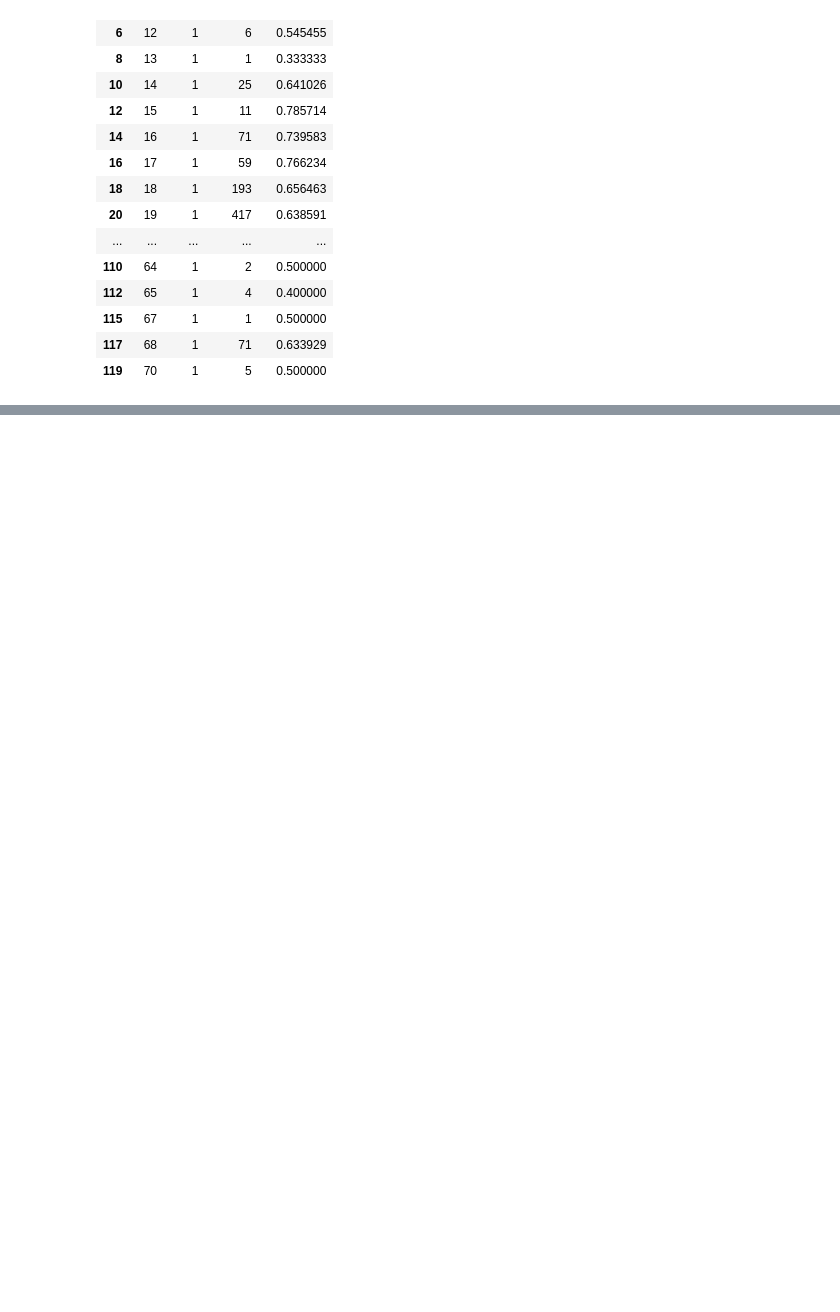
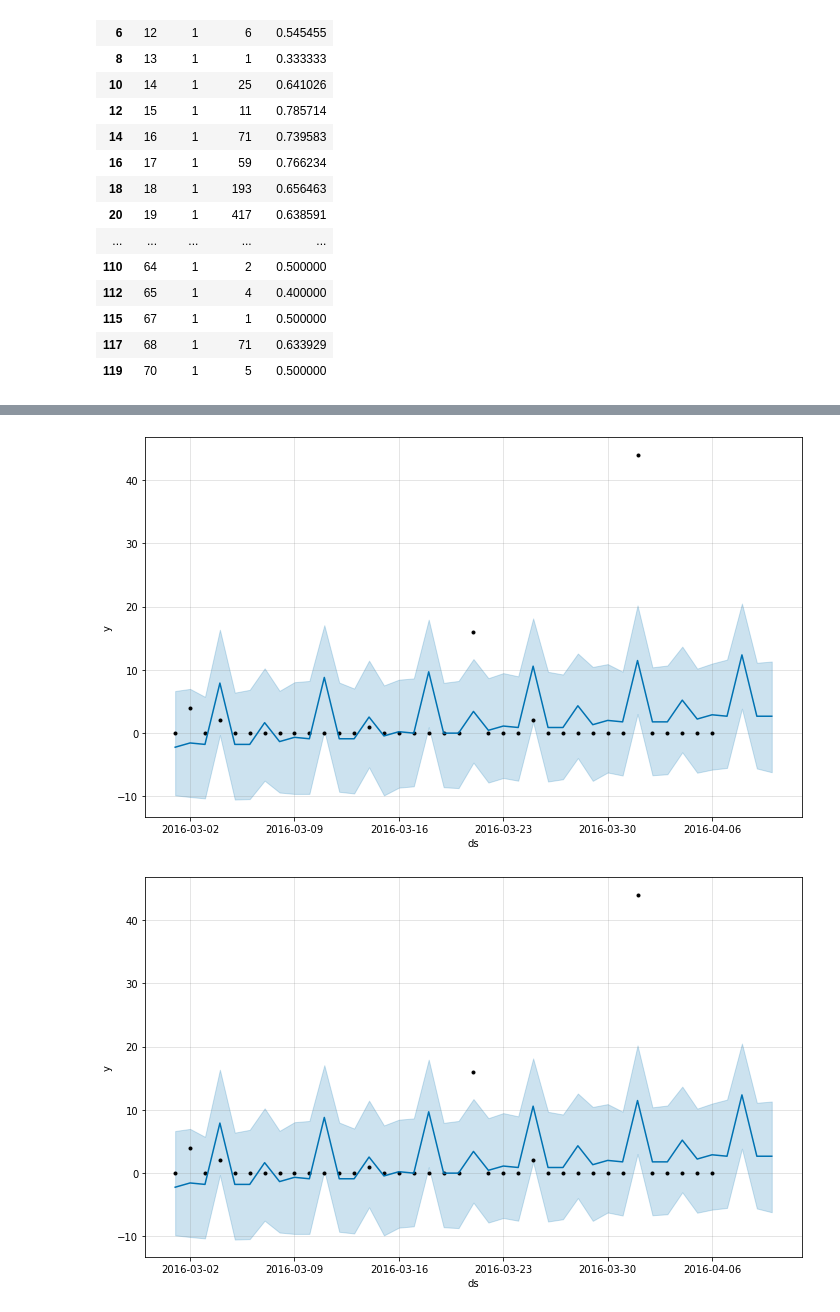
Before and after one commit to matteorusso/AIED, a Jupyter notebook: XuetangX - Data Exploration.ipynb, the cells around one changed output, grey strips where cells are left out. Drawn from its saved outputs; the diff is of its cells as text; code cells hidden in the pictures; blank space fills up the shorter version.

Commit message:
Updated notebook with Prophet implemented

```diff
--- a/XuetangX - Data Exploration.ipynb
+++ b/XuetangX - Data Exploration.ipynb
@@ -193,0 +295,10 @@ See the caveats in the documentation: https://pandas.pydata.org/pandas-docs/stab
+# %%
+single_user = pd.DataFrame(train_pivot.iloc[0])
+username = int(single_user.iloc[0])
+single_user = single_user.iloc[1: , :]
+single_user.reset_index(level=0, inplace=True)
+single_user.columns = ['ds', 'y']
+#single_user
+# %%
+model = Prophet()
+model.fit(single_user)
@@ -193,0 +309,2 @@ See the caveats in the documentation: https://pandas.pydata.org/pandas-docs/stab
+# %%
+future = model.make_future_dataframe(periods=4)
@@ -193,0 +329,3 @@ See the caveats in the documentation: https://pandas.pydata.org/pandas-docs/stab
+# %%
+forecast = model.predict(future)
+forecast[['ds', 'yhat', 'yhat_lower', 'yhat_upper']].tail()
@@ -193,0 +339,5 @@ See the caveats in the documentation: https://pandas.pydata.org/pandas-docs/stab
+# %%
+model.plot(forecast)
+# %% [output]
+[figure, added]
+[figure, added]
```
Also changed, not shown: parts of 28 cells of this notebook, 1 other file.
